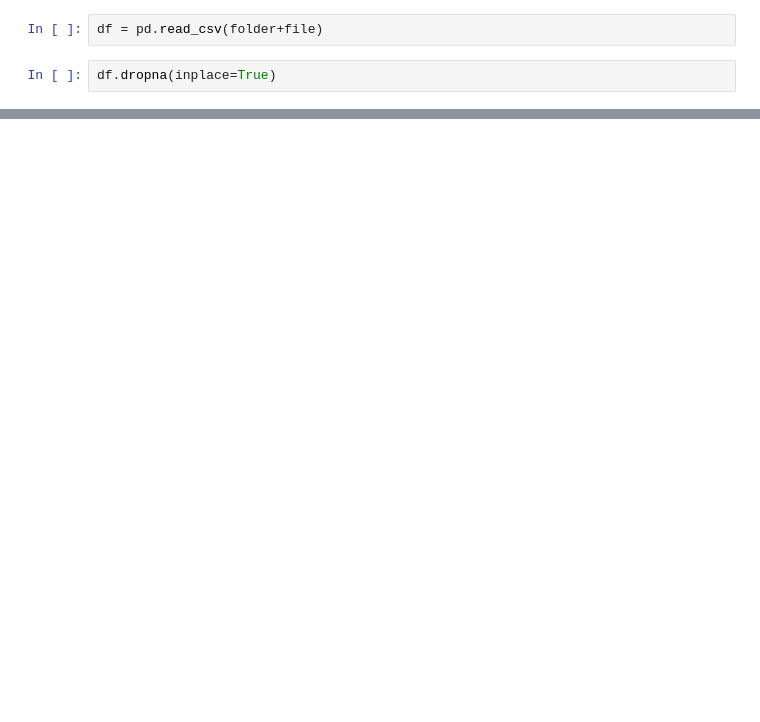
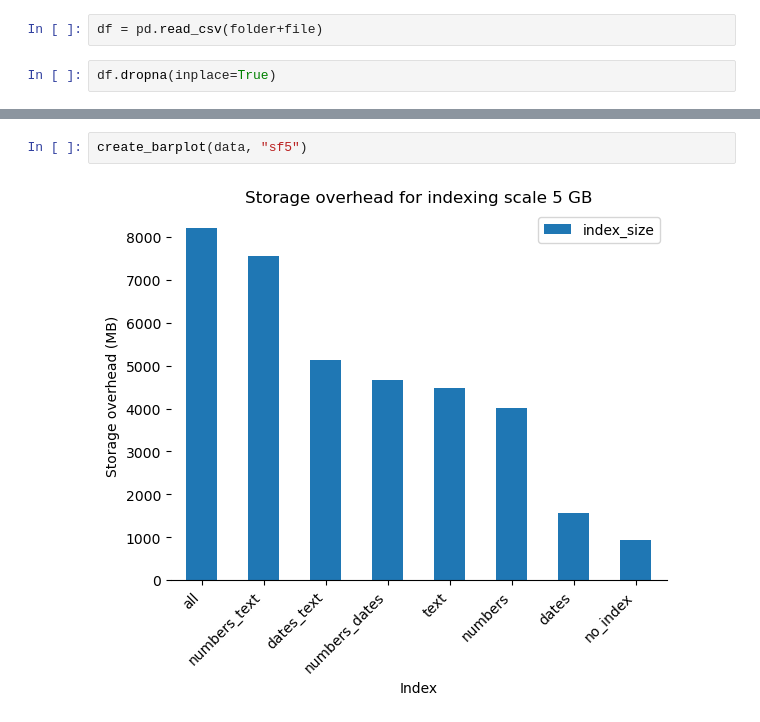
Before and after one commit to xXPinkmagicXx/csp_db, a Jupyter notebook: visualizations.ipynb, the cells around one changed output, grey strips where cells are left out. Cells and saved outputs as stored; diff of their text form; blank space fills up the shorter version.

```diff
--- a/visualizations.ipynb
+++ b/visualizations.ipynb
@@ -71,0 +182,4 @@ TypeError: can only concatenate str (not "int") to str
+# %%
+create_barplot(data, "sf5")
+# %% [output]
+[figure, added]
```
Also changed, not shown: parts of 22 cells of this notebook, 3 other files.
